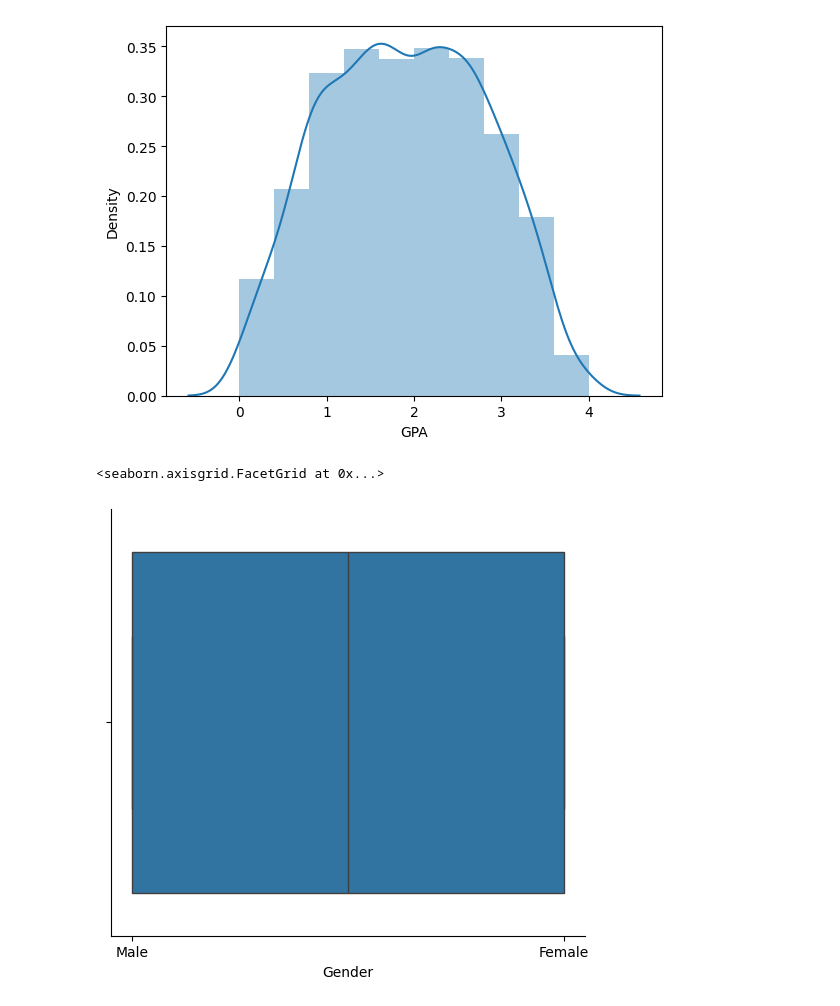
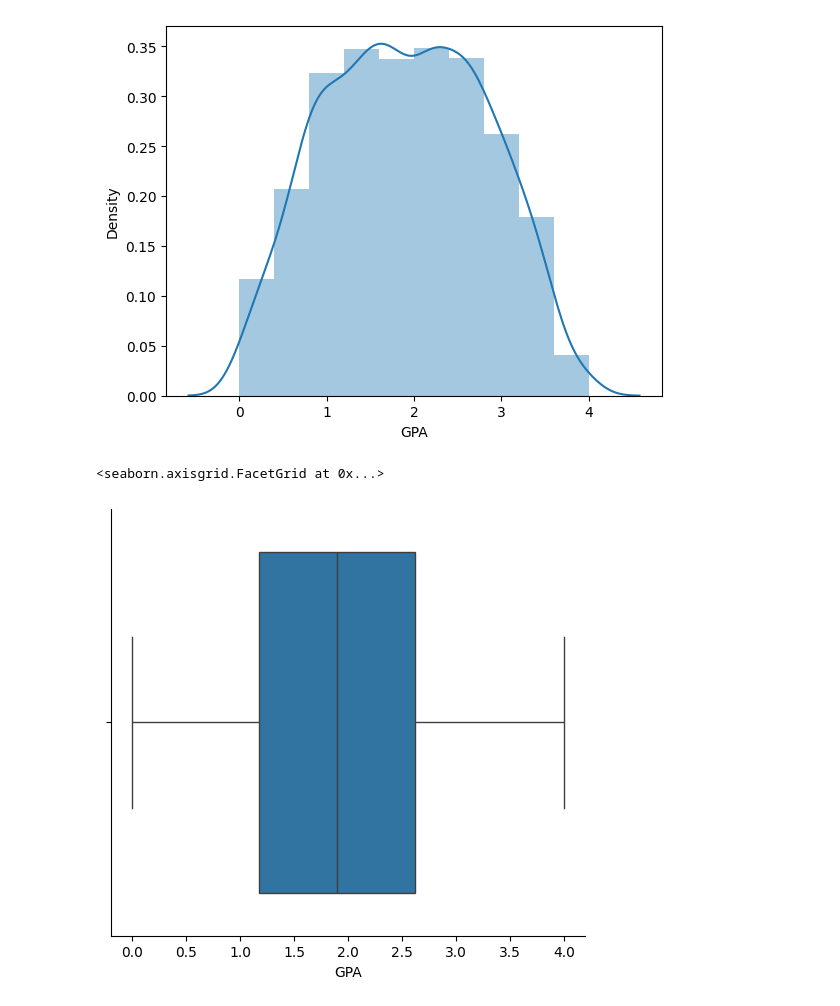
Before and after one commit to 99Hassam99/01_DATASCIENCE_ROADMAP, a Jupyter notebook: 08_Explolatory_Data_Analysis/01_EDA_Python.ipynb, the cells around one changed output. Saved outputs shown, nothing was run; the diff lists cells and outputs as text; code cells hidden in the pictures.

```diff
--- a/08_Explolatory_Data_Analysis/01_EDA_Python.ipynb
+++ b/08_Explolatory_Data_Analysis/01_EDA_Python.ipynb
@@ -224,7 +224,7 @@ https://gist.github.com/mwaskom/de44147ed2974457ad6372750bbe5751
 <Axes: xlabel='GPA', ylabel='Density'>
 [figure]
 # %%
-sn.catplot(x='Gender', kind='box', data=student)
+sn.catplot(x='GPA', kind='box', data=student)
 # %% [output]
 <seaborn.axisgrid.FacetGrid at 0x...>
-[figure, old version]
+[figure, new version]
```
Also changed, not shown: parts of 1 cell of this notebook, 2 other files.
